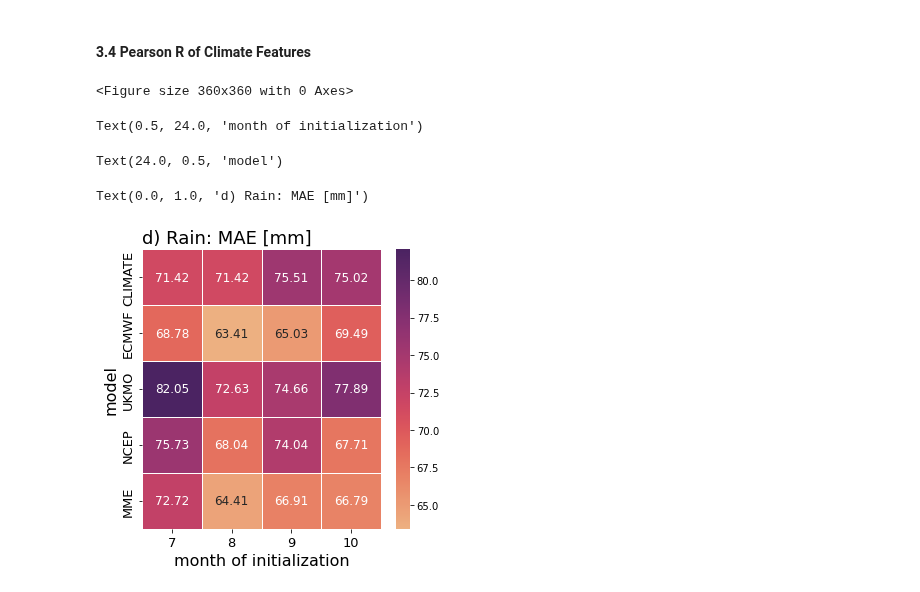
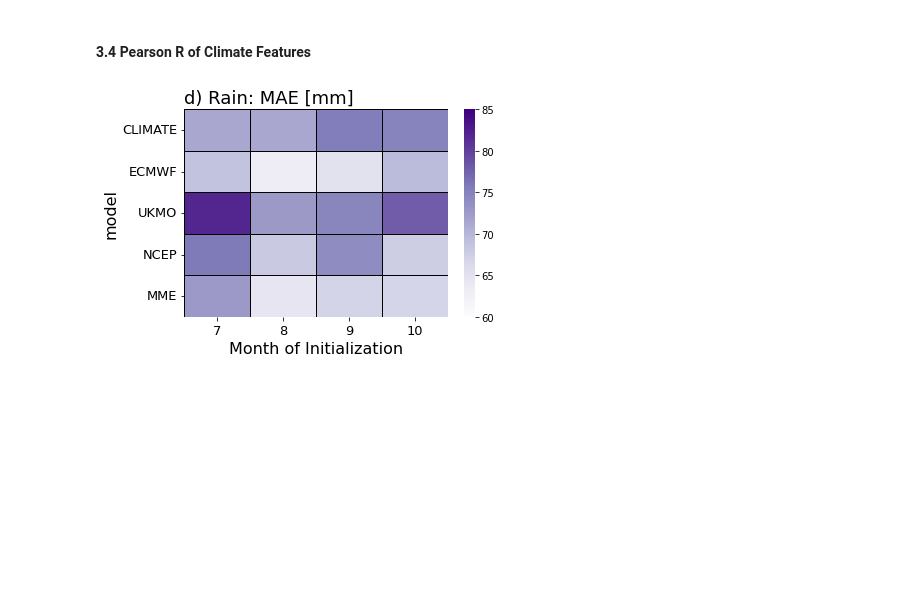
Before and after one commit to mzachow/wheat-yield-forecast-brazil, a Jupyter notebook: figures_for_manuscript.ipynb, the cells around one changed output. Saved outputs shown, nothing was run; the diff lists cells and outputs as text; code cells hidden in the pictures; blank space fills up the shorter version.

Commit message:
Updates on Figures and Refactoring
Heatmaps are more intuitive now

```diff
--- a/figures_for_manuscript.ipynb
+++ b/figures_for_manuscript.ipynb
@@ -87,17 +90,18 @@ r2_scores.head(5)
 # %%
 results_of_modification_steps.columns = ['exp', 'model', '4', '5', '6', '7', '8', '9', '10', '11']
 # %%
-for model in ["NCEP", "UKMO", "ECMWF", "MME"]:
+model_to_index = {"ECMWF":"a)", "NCEP":"b)", "UKMO":"c)", "MME":"d)"}
+for model in ["ECMWF", "NCEP", "UKMO", "MME"]:
     to_plot = results_of_modification_steps.loc[(results_of_modification_steps["model"] == model)].set_index("exp").drop(columns=["model"])
     plt.figure(figsize = (5,3))
-    ax = sns.heatmap(data=to_plot.round(2), annot=False, vmin=5, vmax=15, linecolor="white", linewidths=1, fmt="g", cmap="Greens", annot_kws={"size":12}) # other cmap for pearson is 'mako'
-    ax.set_xlabel("month of initialization", fontsize=12)
+    ax = sns.heatmap(data=to_plot.round(2), annot=False, vmin=6, vmax=15, linecolor="white", linewidths=1, fmt="g", cmap="Blues", annot_kws={"size":12}) # other cmap for pearson is 'mako'
+    ax.set_xlabel("month of initialization", fontsize=10)
     ax.set_ylabel("experiment", fontsize=12)
-    ax.set_title(model, loc="left", fontsize=13)
-    ax.xaxis.set_tick_params(labelsize=11)
+    ax.set_title(model_to_index[model] + " " + model + ": RMSE [%]", loc="left", fontsize=13)
+    ax.xaxis.set_tick_params(labelsize=8)
     ax.yaxis.set_tick_params(labelsize=11, rotation=0)
     plt.tight_layout()
-    name = model + "_experiments.png"
-    plt.savefig("images/"+name, dpi=1000)
+    name = model + "_experiments.svg"
+    #plt.savefig("images/"+name)
     plt.show();
 # %% [output]
@@ -117,7 +112,7 @@ Text(0.5, 6.0, 'month of initialization')
 # %% [markdown]
 #### 3.2 RMSE and R2 development
 # %%
-ax = rmse_scores.loc[rmse_scores.index != "WS"].transpose().plot(figsize=(8,7),
+ax = r2_scores.loc[r2_scores.index != "WS"].transpose().plot(figsize=(8,7),
                                                                  marker='o',
                                                                  ms=12,
                                                                  lw=3,
@@ -128,17 +123,17 @@ ax = rmse_scores.loc[rmse_scores.index != "WS"].transpose().plot(figsize=(8,7),
                                                                  legend=False)
 #ax.grid('on', which='both', axis='y', linestyle='--', linewidth=.7)
 #ax.grid('on', which='both', axis='x', linestyle='--', linewidth=.7)
-ax.set_xlabel('Month of Forecast Initialization', fontsize=18)
-#ax.set_ylabel(r'$R^{2}$', fontsize=18)
-ax.set_ylabel('RRMSE [%]', fontsize=18)
-ax.set_title('a) Relative Root-Mean-Square Error', loc="left", fontsize=20)
-#ax.set_title('b) Coefficient of Determination', loc="left", fontsize=20)
+ax.set_xlabel('Month of Initialization', fontsize=18)
+ax.set_ylabel(r'$R^{2}$', fontsize=18)
+#ax.set_ylabel('RMSE [%]', fontsize=18)
+#ax.set_title('a) Relative Root-Mean-Square Error', loc="left", fontsize=20)
+ax.set_title('b) Coefficient of Determination', loc="left", fontsize=20)
 ax.xaxis.set_tick_params(labelsize=14)
 ax.yaxis.set_tick_params(labelsize=14)
 ax.legend(fontsize=15)
-ax.set_ylim(5.5, 16.5)
-#ax.set_ylim(-0.85, 0.85)
+#ax.set_ylim(5.5, 16.5)
+ax.set_ylim(-0.85, 0.85)
 plt.tight_layout()
-#plt.savefig("images/rmsescore_development.png", dpi=1000)
+plt.savefig("images/r2score_development.svg")
 plt.show();
 # %% [output]
@@ -186,36 +181,34 @@ Text(0.0, 1.0, 'b) September')
 # %%
 forecast_models = ["CLIMATE", "ECMWF", "UKMO", "NCEP", "MME"]
 init_months = [7, 8, 9, 10]
 init_months_to_condition = {7:["Dec", "Dec"], 8:["Dec", "Dec"], 9:["Aug", "Aug"], 10: ["Aug", "Sep"]}
 results = pd.DataFrame(0, index=list(range(0,20)), columns=list(range(7,11)) + ["model", "variable", "metric"])
 results = results.assign(model=forecast_models * 4, variable=["Tmean"]*10 + ["Rain"]*10, metric=["MAE"]*5 + ["Pearson"]*5 + ["MAE"]*5 + ["Pearson"]*5)
 
 for m in forecast_models:
     for var in ["Tmean", "Rain"]:
         for im in init_months:
             model = kfold_cv_dataset.loc[(kfold_cv_dataset["init_month"].isin([im])) & (kfold_cv_dataset["model"] == m), [c for c in kfold_cv_dataset.columns if ((var in c) or (c in ["model", "init_month"])) & ((init_months_to_condition[im][0] not in c) & (init_months_to_condition[im][1] not in c))]].reset_index(drop=True).set_index(["model", "init_month"]).values.reshape(1,-1).flatten()
             observation = kfold_cv_dataset.loc[(kfold_cv_dataset["init_month"].isin([11])) & (kfold_cv_dataset["model"] == "WS"), [c for c in kfold_cv_dataset.columns if ((var in c) or (c in ["model", "init_month"])) & ((init_months_to_condition[im][0] not in c) & (init_months_to_condition[im][1] not in c))]].reset_index(drop=True).set_index(["model", "init_month"]).values.reshape(1,-1).flatten()
 
             results.loc[(results["model"] == m) & (results["variable"] == var) & (results["metric"] == "MAE"), im] = mae(observation, model)
             results.loc[(results["model"] == m) & (results["variable"] == var) & (results["metric"] == "Pearson"), im] = pearsonr(observation, model)[0]
 
 
 for m in ["MAE"]:
     for var in ["Rain"]:
         to_plot = results.loc[(results["variable"] == var) & (results["metric"] == m), list(range(7,11))+ ["model"]].set_index("model")
-        plt.figure(figsize = (5,5))
-        ax = sns.heatmap(data=to_plot.round(2), annot=True, linecolor="white", linewidths=1, fmt="g", cmap="flare", annot_kws={"size":12}) # other cmap for pearson is 'mako'
-        ax.set_xlabel("month of initialization", fontsize=16)
+        plt.figure(figsize = (6,4))
+        ax = sns.heatmap(data=to_plot.round(2), vmax=85, vmin=60, annot=False, linecolor="black", linewidths=1, fmt="g", cmap="Purples", annot_kws={"size":12}) # 'copper', 'Greens', 'Purples'
+        ax.set_xlabel("Month of Initialization", fontsize=16)
         ax.set_ylabel("model", fontsize=16)
         ax.set_title("d) Rain: MAE [mm]", loc="left", fontsize=18)
         ax.xaxis.set_tick_params(labelsize=13)
-        ax.yaxis.set_tick_params(labelsize=13, rotation=90)
+        ax.yaxis.set_tick_params(labelsize=13, rotation=0)
+        cbar = ax.collections[0].colorbar
+        cbar.set_ticks([60, 65, 70, 75, 80, 85])
         plt.tight_layout()
-        #plt.savefig("images/rain_mae.png", dpi=1000)
+        #plt.savefig("images/rain_mae.svg")
         plt.show();
 # %% [output]
-<Figure size 360x360 with 0 Axes>
-Text(0.5, 24.0, 'month of initialization')
-Text(24.0, 0.5, 'model')
-Text(0.0, 1.0, 'd) Rain: MAE [mm]')
-[figure, old version]
+[figure, new version]
```
Also changed, not shown: parts of 5 cells of this notebook, 32 other files.
